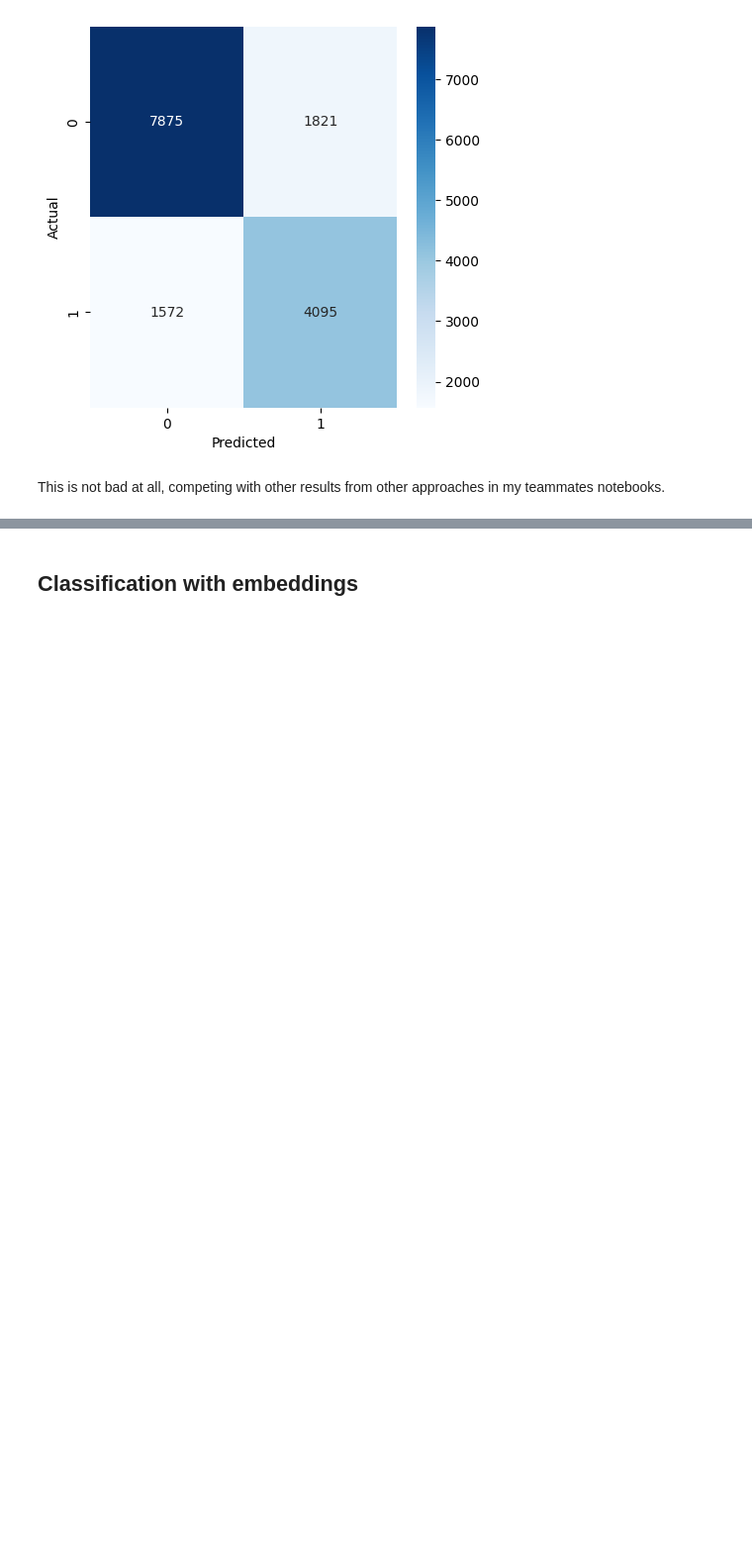
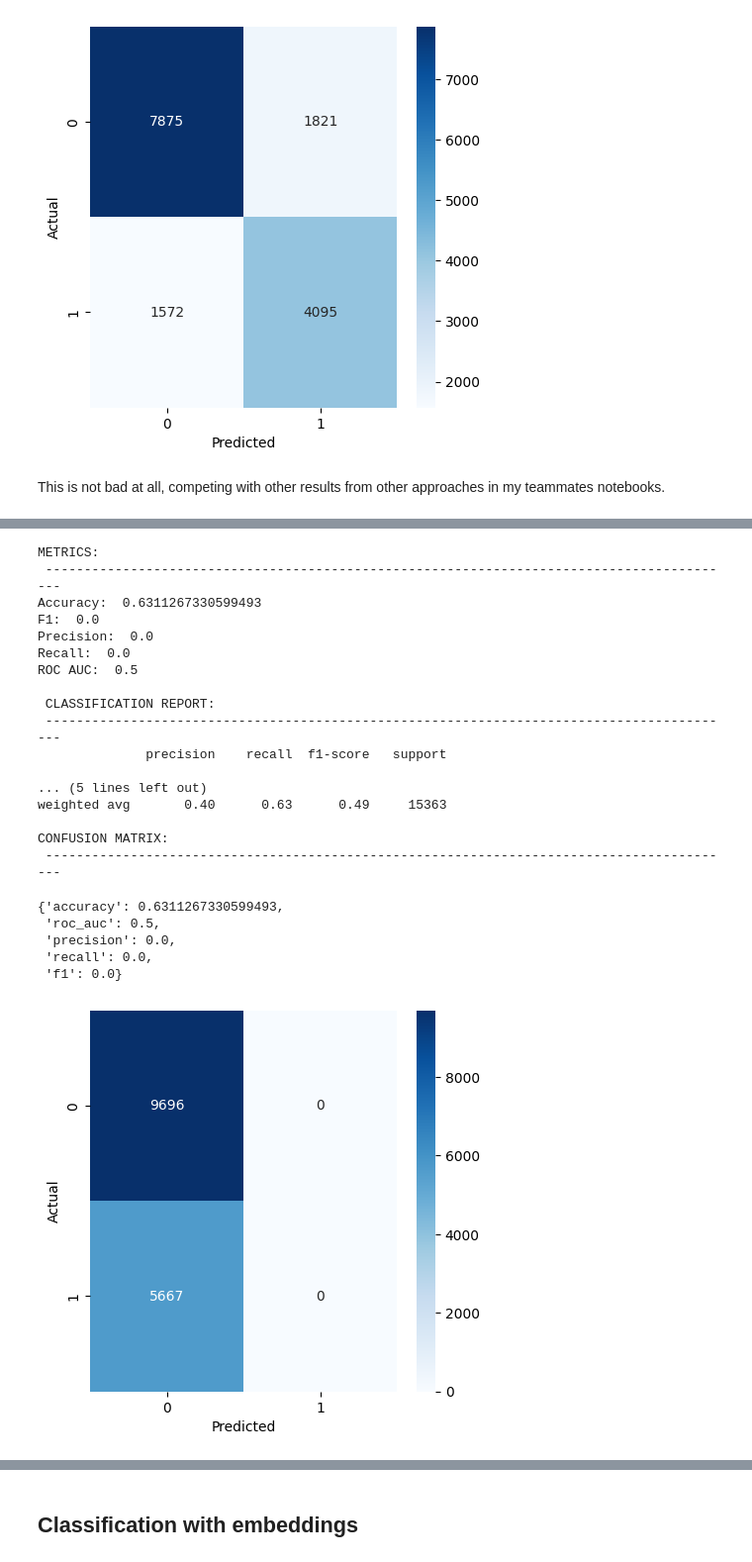
Before and after one commit to ClaudiaValverde/quora-challenge, a Jupyter notebook: utils_joel.ipynb, the cells around one changed output, grey strips where cells are left out. Shown at 99% size. Drawn from its saved outputs; the diff is of its cells as text; code cells hidden in the pictures; blank space fills up the shorter version.

```diff
--- a/utils_joel.ipynb
+++ b/utils_joel.ipynb
@@ -380,0 +474,39 @@ This is not bad at all, competing with other results from other approaches in my
+# %%
+# All values must be positive
+
+scaler = MinMaxScaler()
+dists_tr_norm = np.array(dists_tr).reshape(-1, 1)
+dists_val_norm = np.array(dists_val).reshape(-1, 1)
+
+scaler.fit(dists_tr_norm)
+
+dists_tr_norm = scaler.transform(dists_tr_norm)
+dists_val_norm = scaler.transform(dists_val_norm)
+
+nb_model.fit(dists_tr_norm, y_tr)
+scores = nb_model.predict(dists_val_norm)
+evaluate_scores(scores, y_val, display=True)
+# %% [output]
+METRICS:
+ ------------------------------------------------------------------------------------------
+Accuracy:  0.6311267330599493
+F1:  0.0
+Precision:  0.0
+Recall:  0.0
+ROC AUC:  0.5
+
+ CLASSIFICATION REPORT:
+ ------------------------------------------------------------------------------------------
+              precision    recall  f1-score   support
+
+... (5 lines left out)
+weighted avg       0.40      0.63      0.49     15363
+
+CONFUSION MATRIX:
+ ------------------------------------------------------------------------------------------
+{'accuracy': 0.6311267330599493,
+ 'roc_auc': 0.5,
+ 'precision': 0.0,
+ 'recall': 0.0,
+ 'f1': 0.0}
+[figure, added]
```
Also changed, not shown: parts of 35 cells of this notebook.
